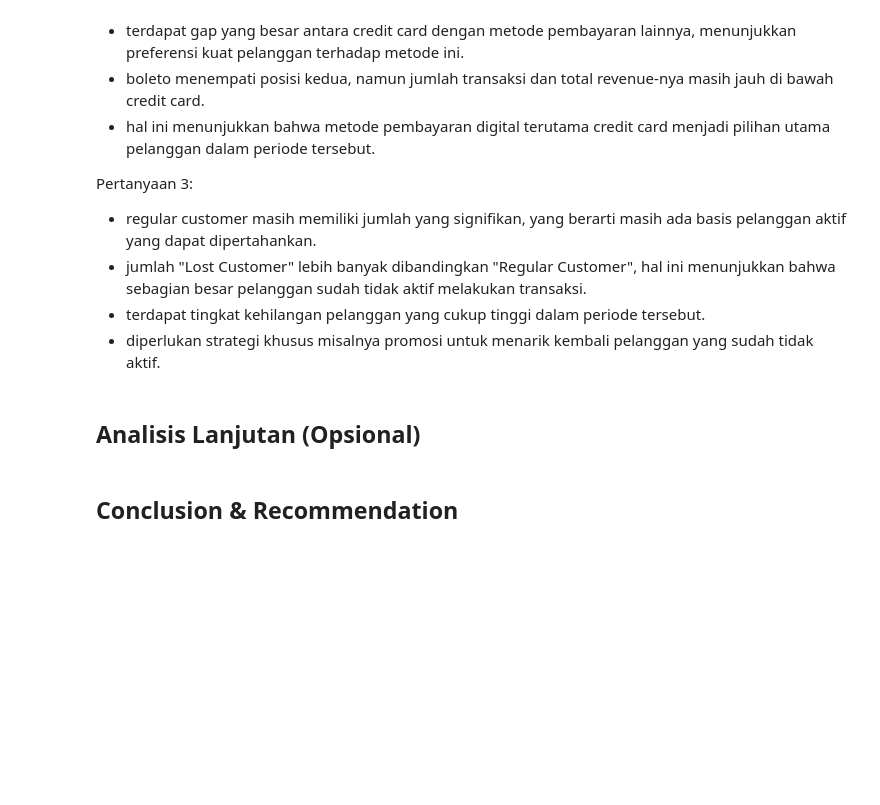
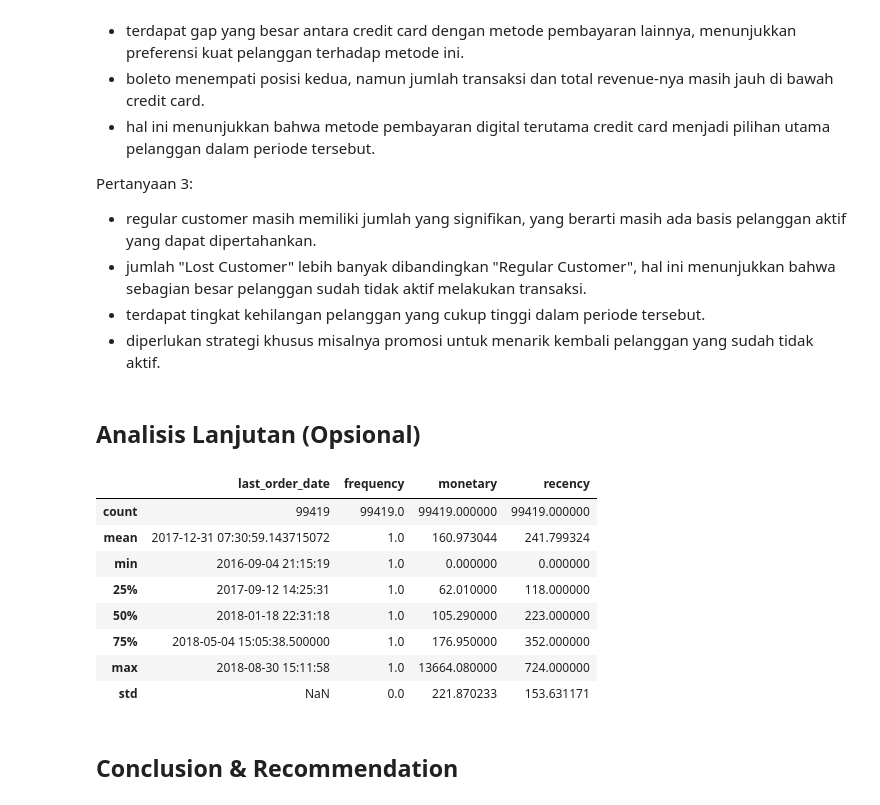
Before and after one commit to zifaberlin/Proyek_Analisis_Data_E_Commerce, a Jupyter notebook: Proyek_Analisis_Data_E_Commerce.ipynb, the cells around one changed output. Drawn from its saved outputs; the diff is of its cells as text; code cells hidden in the pictures; blank space fills up the shorter version.

```diff
--- a/Proyek_Analisis_Data_E_Commerce.ipynb
+++ b/Proyek_Analisis_Data_E_Commerce.ipynb
@@ -469,6 +456,18 @@ Pertanyaan 3:
   - diperlukan strategi khusus misalnya promosi untuk menarik kembali pelanggan yang sudah tidak aktif.
 # %% [markdown]
 ## Analisis Lanjutan (Opsional)
+# %%
+rfm_df.describe()
+# %% [output]
+|  | last_order_date | frequency | monetary | recency |
+| count | 99419 | 99419.0 | 99419.000000 | 99419.000000 |
+| mean | 2017-12-31 07:30:59.143715072 | 1.0 | 160.973044 | 241.799324 |
+| min | 2016-09-04 21:15:19 | 1.0 | 0.000000 | 0.000000 |
+| 25% | 2017-09-12 14:25:31 | 1.0 | 62.010000 | 118.000000 |
+| 50% | 2018-01-18 22:31:18 | 1.0 | 105.290000 | 223.000000 |
+| 75% | 2018-05-04 15:05:38.500000 | 1.0 | 176.950000 | 352.000000 |
+| max | 2018-08-30 15:11:58 | 1.0 | 13664.080000 | 724.000000 |
+| std | NaN | 0.0 | 221.870233 | 153.631171 |
 # %% [markdown]
 ## Conclusion & Recommendation
 # %% [markdown]
```
Also changed, not shown: parts of 15 cells of this notebook, 1 other file.
